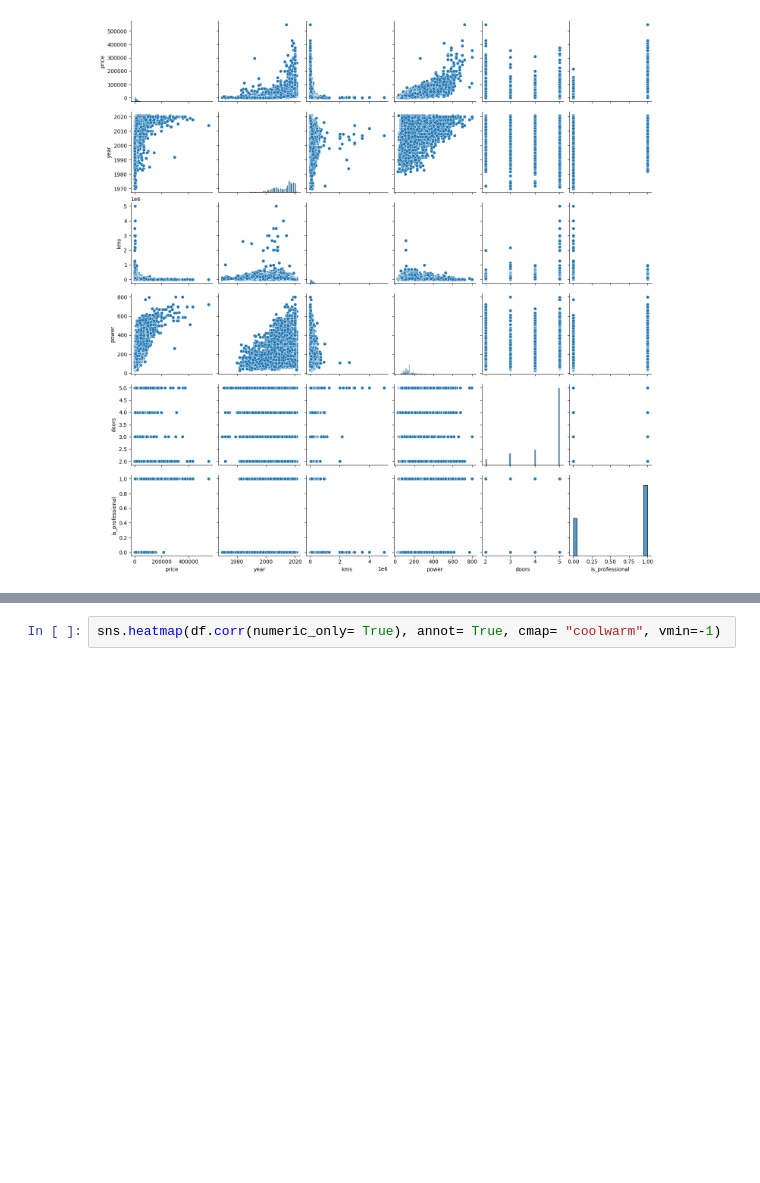
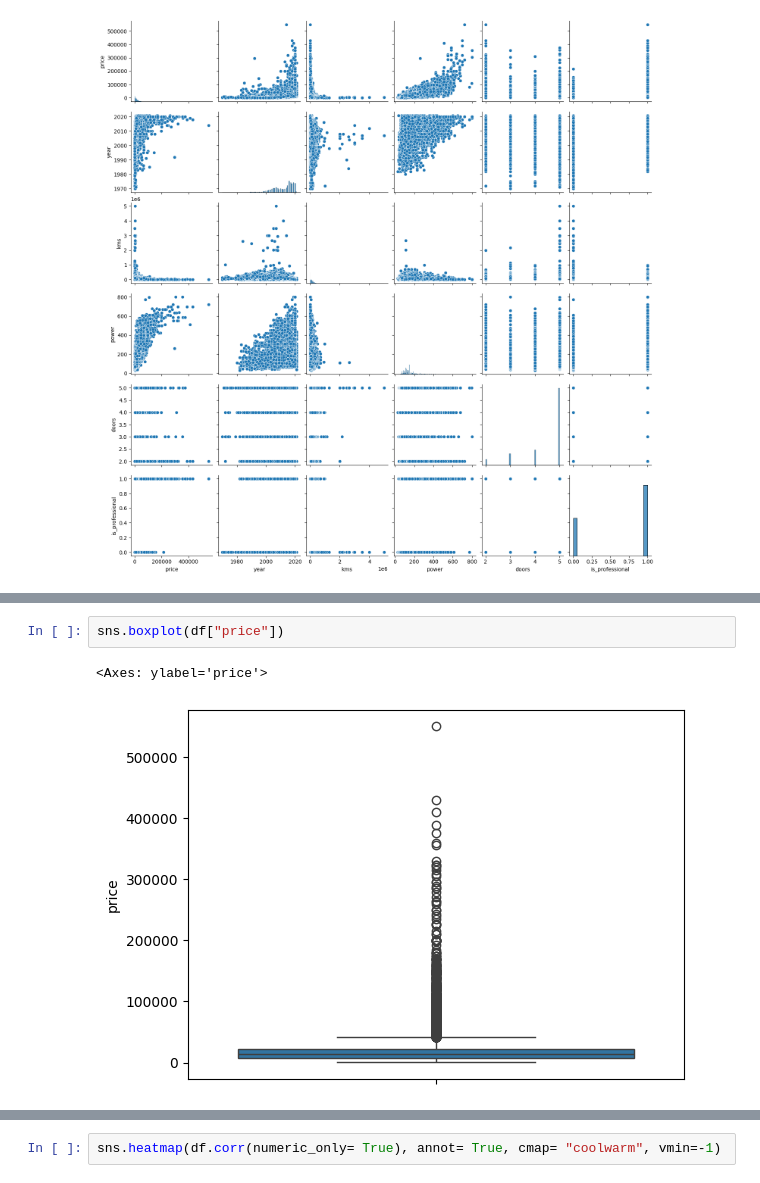
Before and after one commit to diego-dng/0426_DS_VITORIA-GASTEIZ, a Jupyter notebook: 3-Machine_Learning/Feature_engineering/ejercicios_prueba/notebooks/limpieza.ipynb, the cells around one changed output, grey strips where cells are left out. Drawn from its saved outputs; the diff is of its cells as text; blank space fills up the shorter version.

```diff
--- a/3-Machine_Learning/Feature_engineering/ejercicios_prueba/notebooks/limpieza.ipynb
+++ b/3-Machine_Learning/Feature_engineering/ejercicios_prueba/notebooks/limpieza.ipynb
@@ -73,0 +47,5 @@ memory usage: 4.2+ MB
+# %%
+sns.boxplot(df["price"])
+# %% [output]
+<Axes: ylabel='price'>
+[figure, added]
```
Also changed, not shown: parts of 7 cells of this notebook, 8 other files.
